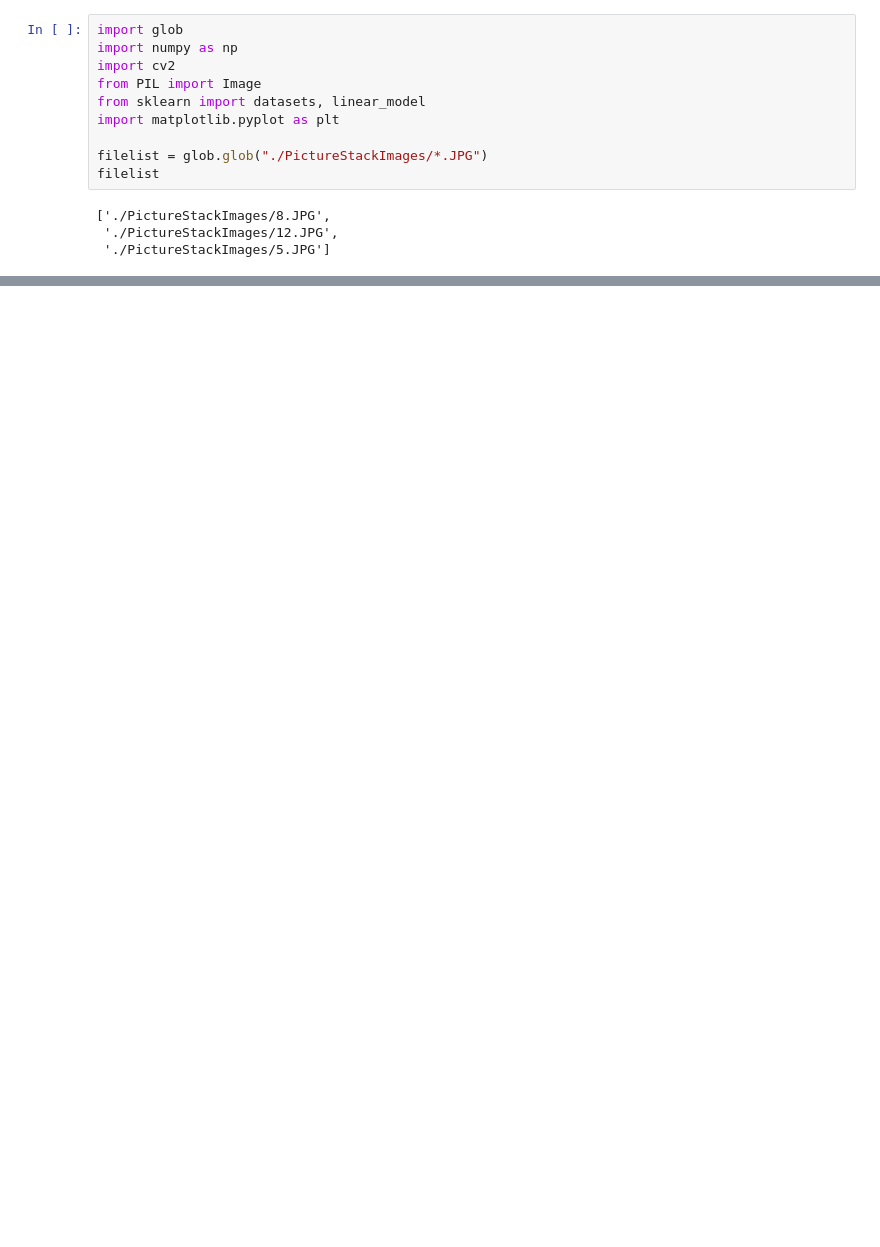
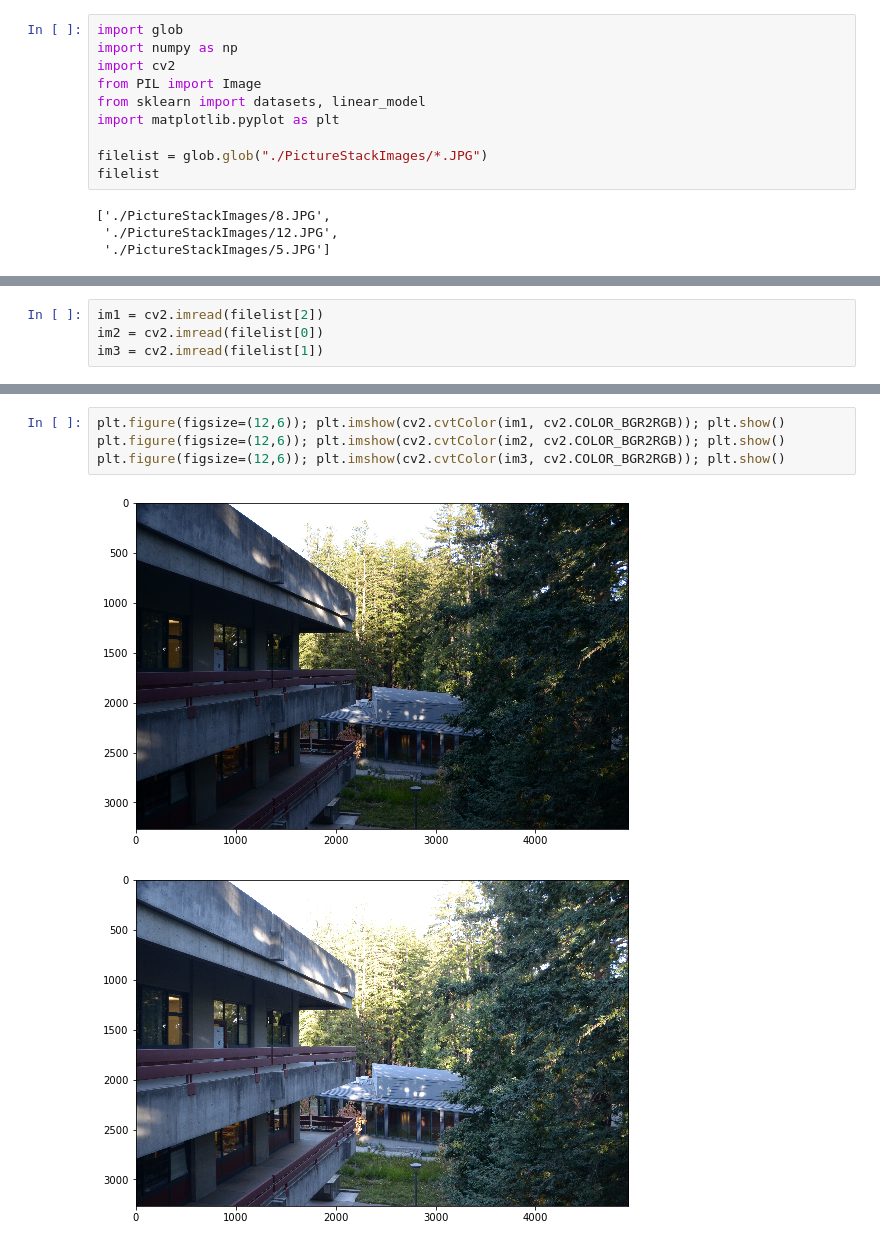
Before and after one commit to trungnguyencs/HDR-Imaging, a Jupyter notebook: HDR.ipynb, the cells around one changed output, grey strips where cells are left out. Saved outputs shown, nothing was run; the diff lists cells and outputs as text; blank space fills up the shorter version.

```diff
--- a/HDR.ipynb
+++ b/HDR.ipynb
@@ -134,0 +36,4 @@ array([  73.287 ,  151.8857,   34.3446])
+# %%
+im1 = cv2.imread(filelist[2])
+im2 = cv2.imread(filelist[0])
+im3 = cv2.imread(filelist[1])
@@ -134,0 +52,7 @@ array([  73.287 ,  151.8857,   34.3446])
+# %%
+plt.figure(figsize=(12,6)); plt.imshow(cv2.cvtColor(im1, cv2.COLOR_BGR2RGB)); plt.show()
+plt.figure(figsize=(12,6)); plt.imshow(cv2.cvtColor(im2, cv2.COLOR_BGR2RGB)); plt.show()
+plt.figure(figsize=(12,6)); plt.imshow(cv2.cvtColor(im3, cv2.COLOR_BGR2RGB)); plt.show()
+# %% [output]
+[figure, added]
+[figure, added]
```
Also changed, not shown: parts of 20 cells of this notebook, 5 other files.
